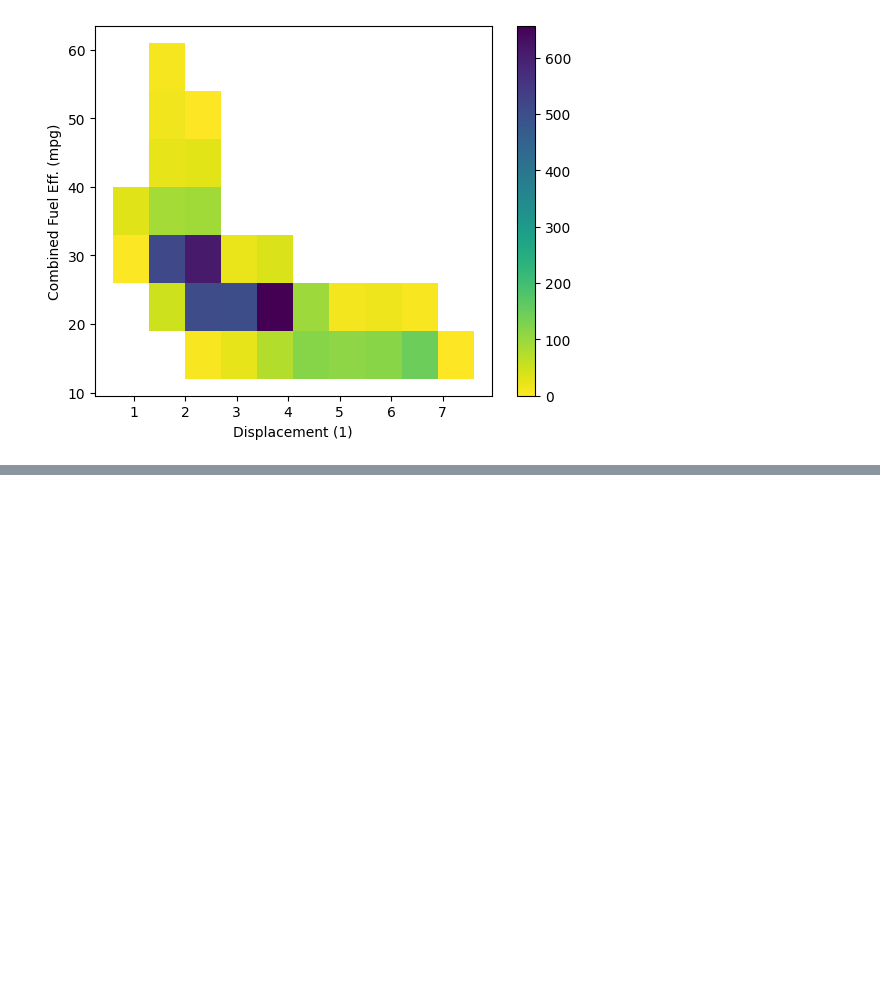
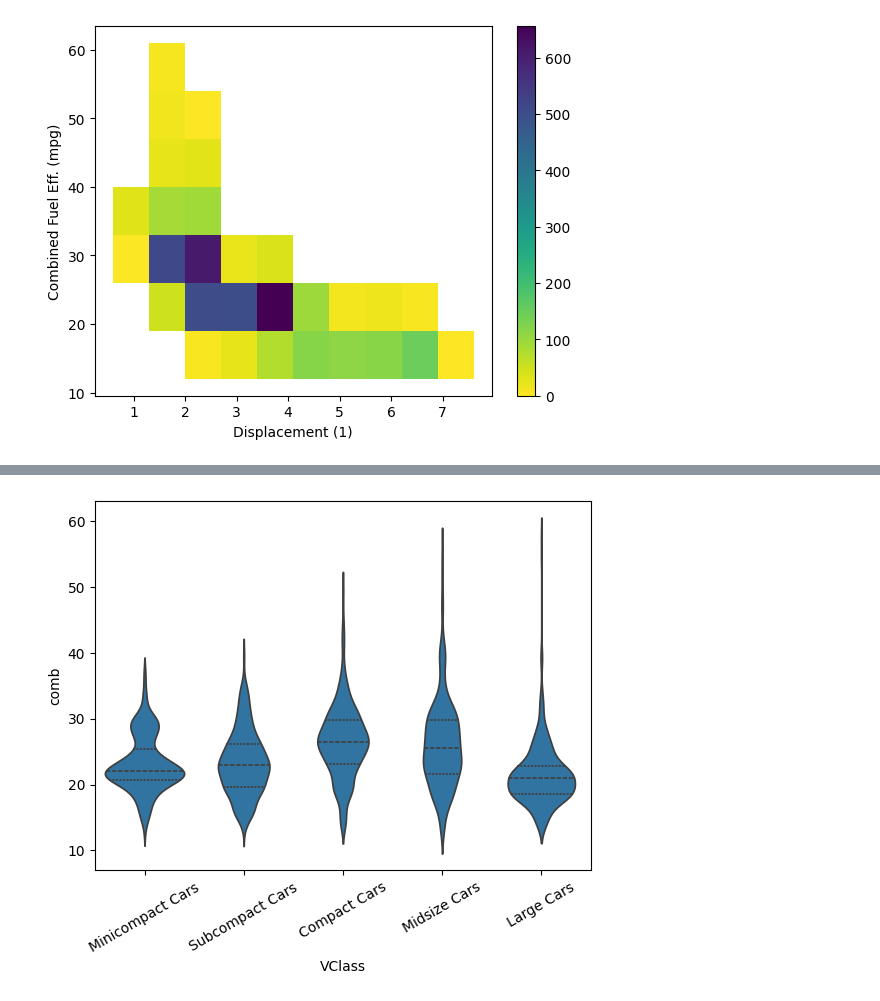
Before and after one commit to sondosaabed/Data-Visualization-with-Matplotlib-and-Seaborn, a Jupyter notebook: L4-Bivariate-Exploration-of-Data/L4-Bivariate-Exploration-of-Data.ipynb, the cells around one changed output, grey strips where cells are left out. Saved outputs shown, nothing was run; the diff lists cells and outputs as text; code cells hidden in the pictures; blank space fills up the shorter version.

```diff
--- a/L4-Bivariate-Exploration-of-Data/L4-Bivariate-Exploration-of-Data.ipynb
+++ b/L4-Bivariate-Exploration-of-Data/L4-Bivariate-Exploration-of-Data.ipynb
@@ -181,0 +212,5 @@ ax.set_ylabel('Combined Fuel Eff. (mpg)');
+# %%
+sns.violinplot(data=df, x='VClass', y='comb', color='tab:blue', inner='quartile')
+plt.xticks(rotation=30);
+# %% [output]
+[figure, added]
```
Also changed, not shown: parts of 7 cells of this notebook.
